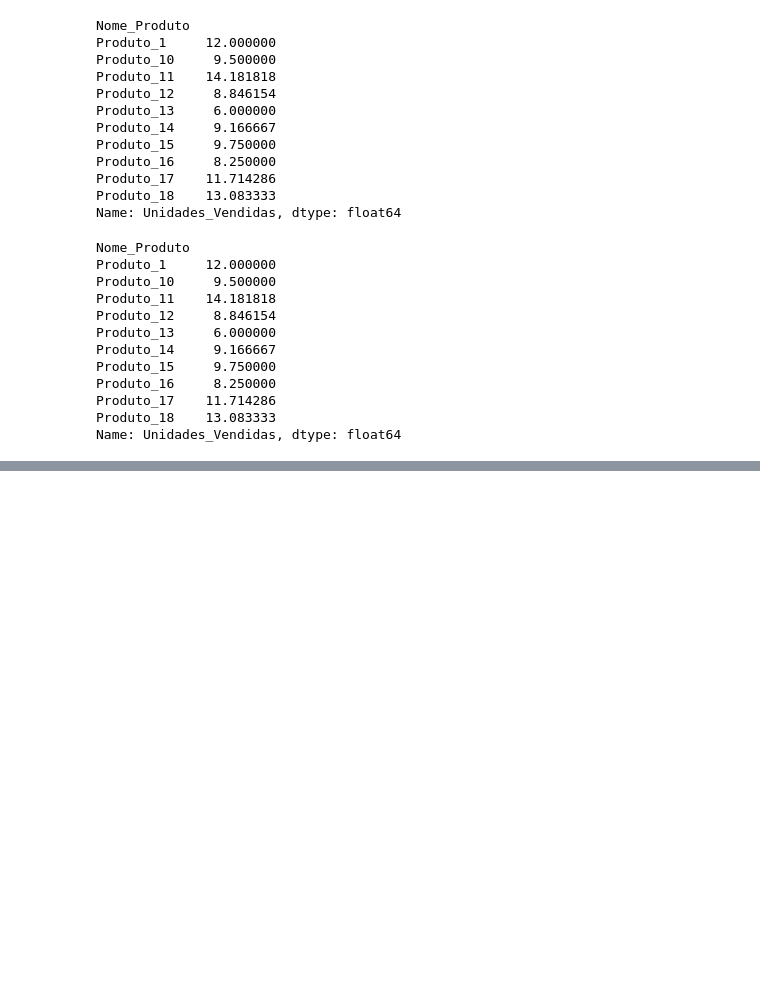
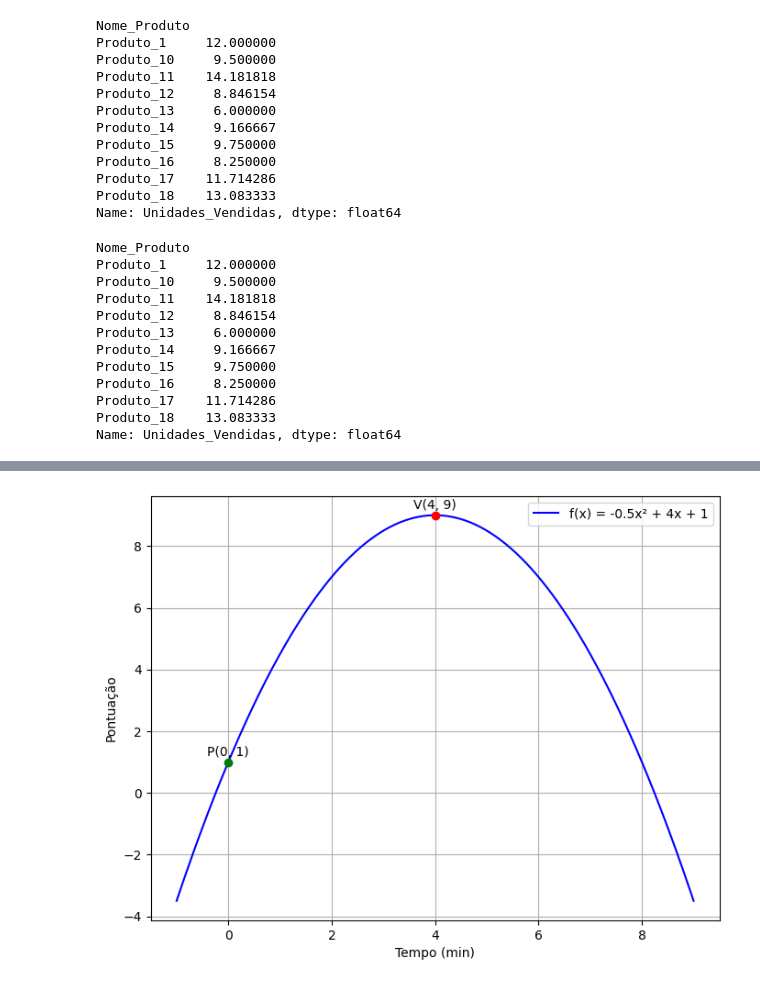
Before and after one commit to Robert-FM/curso_de_dados, a Jupyter notebook: Cap 12 - SQL.ipynb, the cells around one changed output, grey strips where cells are left out. Cells and saved outputs as stored; diff of their text form; code cells hidden in the pictures; blank space fills up the shorter version.

```diff
--- a/Cap 12 - SQL.ipynb
+++ b/Cap 12 - SQL.ipynb
@@ -279,0 +304,35 @@ df[df['Valor_Unitario']>199].groupby('Nome_Produto')['Unidades_Vendidas'].mean()
+# %%
+import numpy as np
+import matplotlib.pyplot as plt
+
+# Função
+def f(x):
+    return -0.5 * x**2 + 4*x + 1
+
+# Intervalo de x
+x = np.linspace(-1, 9, 400)
+y = f(x)
+
+# Criar figura
+plt.figure(figsize=(8, 6))
+plt.plot(x, y, label='f(x) = -0.5x² + 4x + 1', color='blue')
+
+
+# Grid
+plt.grid(True)
+
+# Títulos e legendas
+plt.xlabel('Tempo (min)')
+plt.ylabel('Pontuação')
+plt.legend()
+
+# Marcar pontos relevantes
+plt.plot(4, 9, 'ro')       # Vértice
+plt.text(4, 9.2, 'V(4, 9)', ha='center')
+plt.plot(0, 1, 'go')       # Ponto (0, 1)
+plt.text(0, 1.2, 'P(0, 1)', ha='center')
+
+# Mostrar gráfico
+plt.show()
+# %% [output]
+[figure, added]
```
Also changed, not shown: parts of 1 cell of this notebook.
